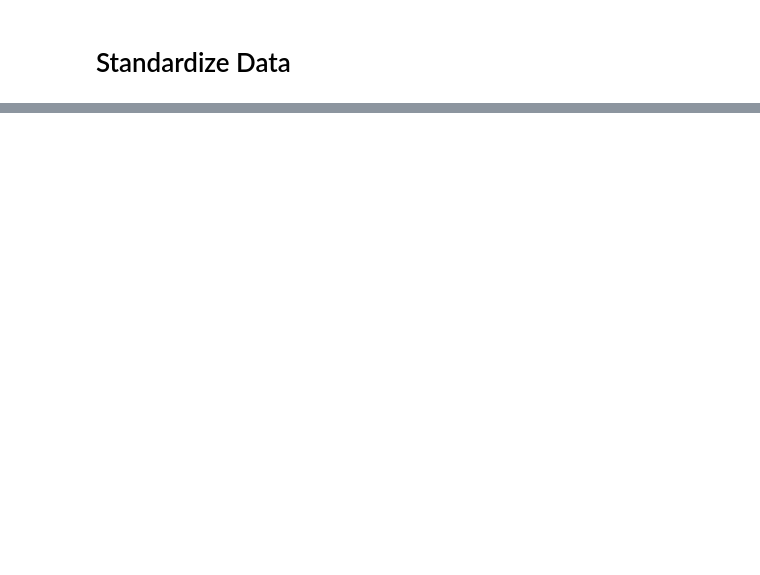
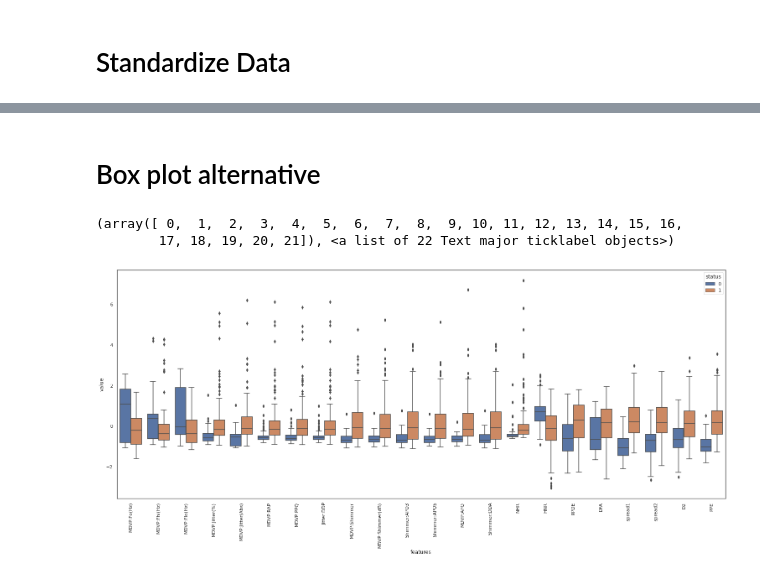
Before and after one commit to skhabiri/DS-Unit-1-Build, a Jupyter notebook: build1.ipynb, the cells around one changed output, grey strips where cells are left out. Cells and saved outputs as stored; diff of their text form; code cells hidden in the pictures; blank space fills up the shorter version.

```diff
--- a/build1.ipynb
+++ b/build1.ipynb
@@ -189,0 +191,10 @@ X.shape
+# %% [markdown]
+# Box plot alternative
+# %%
+plt.figure(figsize=(26,10))
+sns.boxplot(x="features", y="value", hue="status", data=data)
+plt.xticks(rotation=90)
+# %% [output]
+(array([ 0,  1,  2,  3,  4,  5,  6,  7,  8,  9, 10, 11, 12, 13, 14, 15, 16,
+        17, 18, 19, 20, 21]), <a list of 22 Text major ticklabel objects>)
+[figure, added]
```
Also changed, not shown: parts of 157 cells of this notebook.
